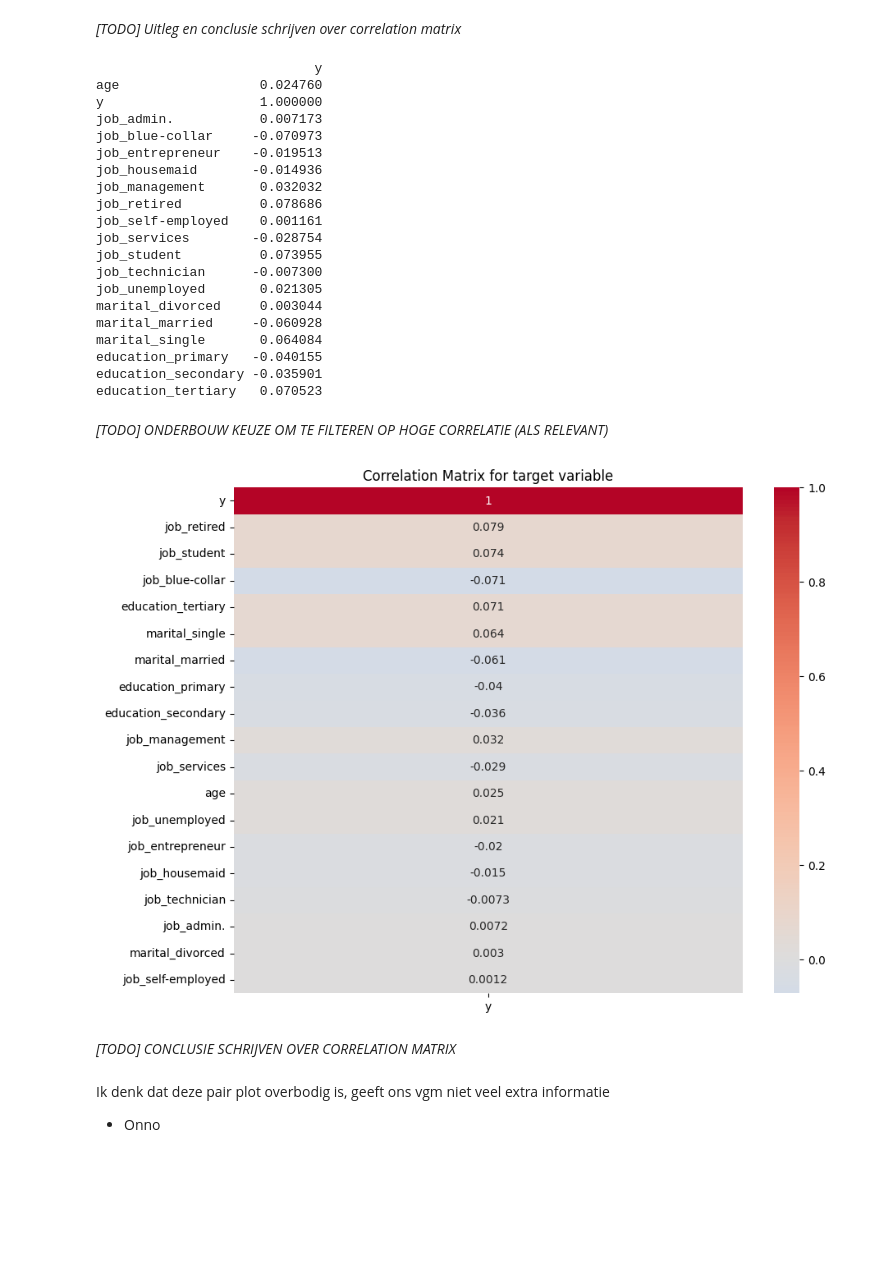
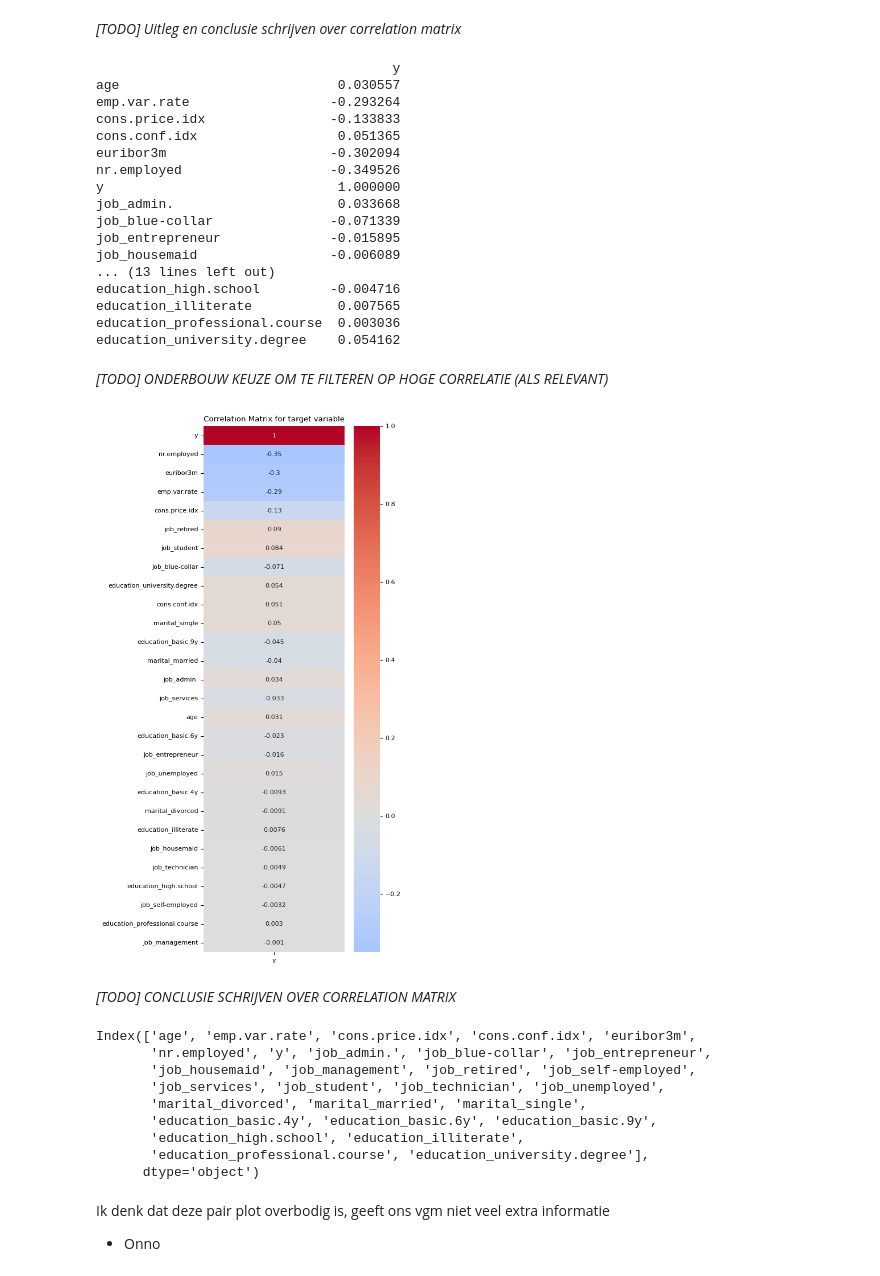
Before and after one commit to DSBE-Semester-A/DataMining, a Jupyter notebook: Assignment2/Assignment_2.ipynb, the cells around one changed output. Cells and saved outputs as stored; diff of their text form; code cells hidden in the pictures; blank space fills up the shorter version.

```diff
--- a/Assignment2/Assignment_2.ipynb
+++ b/Assignment2/Assignment_2.ipynb
@@ -56 +53,4 @@ df_demo = df_bank_full[demographic_variables]
+# %%
+demographic_variables = ['age', 'job', 'marital', 'education', 'emp.var.rate', 'cons.price.idx', 'cons.conf.idx', 'euribor3m', 'nr.employed', 'y']
+df_demo = df_bank_additional_full[demographic_variables]
 # %% [markdown]
@@ -272,48 +293,57 @@ y_corr = df_demo_encoded.corr()[['y']]
 
 print(y_corr)
 # %% [output]
-                            y
-age                  0.024760
-y                    1.000000
-job_admin.           0.007173
-job_blue-collar     -0.070973
-job_entrepreneur    -0.019513
-job_housemaid       -0.014936
-job_management       0.032032
-job_retired          0.078686
-job_self-employed    0.001161
-job_services        -0.028754
-job_student          0.073955
-job_technician      -0.007300
-job_unemployed       0.021305
-marital_divorced     0.003044
-marital_married     -0.060928
-marital_single       0.064084
-education_primary   -0.040155
-education_secondary -0.035901
-education_tertiary   0.070523
+                                      y
+age                            0.030557
+emp.var.rate                  -0.293264
+cons.price.idx                -0.133833
+cons.conf.idx                  0.051365
+euribor3m                     -0.302094
+nr.employed                   -0.349526
+y                              1.000000
+job_admin.                     0.033668
+job_blue-collar               -0.071339
+job_entrepreneur              -0.015895
+job_housemaid                 -0.006089
+... (13 lines left out)
+education_high.school         -0.004716
+education_illiterate           0.007565
+education_professional.course  0.003036
+education_university.degree    0.054162
 # %% [markdown]
 *[TODO] ONDERBOUW KEUZE OM TE FILTEREN OP HOGE CORRELATIE (ALS RELEVANT)*
 # %%
 # Filter the correlation matrix for y_no and y_yes where the absolute value of correlation is higher than 0.1
 #filtered_corr_matrix = y_corr[(y_corr['y_yes'].abs() > 0.1)]
 filtered_corr_matrix = y_corr
 
 #Sort the values by the absolute value of correlation for visualization purposes
 filtered_corr_matrix = filtered_corr_matrix.reindex(filtered_corr_matrix['y'].abs().sort_values(ascending=False).index)
 
 # Plot the heatmap for the filtered correlation matrix
-plt.figure(figsize=(10, 8))
+plt.figure(figsize=(4, 12))
 sns.heatmap(filtered_corr_matrix, annot=True, cmap='coolwarm', center=0)
 plt.title('Correlation Matrix for target variable')
 plt.show()
 # %% [output]
-[figure, old version]
+[figure, new version]
 # %% [markdown]
 *[TODO] CONCLUSIE SCHRIJVEN OVER CORRELATION MATRIX*
 # %%
 #---------------VERANDER LATER ALS RELEVANT ADHV CORRELATION MATRIX-----------
 key_features = df_demo_encoded.columns
+# %%
+key_features
+# %% [output]
+Index(['age', 'emp.var.rate', 'cons.price.idx', 'cons.conf.idx', 'euribor3m',
+       'nr.employed', 'y', 'job_admin.', 'job_blue-collar', 'job_entrepreneur',
+       'job_housemaid', 'job_management', 'job_retired', 'job_self-employed',
+       'job_services', 'job_student', 'job_technician', 'job_unemployed',
+       'marital_divorced', 'marital_married', 'marital_single',
+       'education_basic.4y', 'education_basic.6y', 'education_basic.9y',
+       'education_high.school', 'education_illiterate',
+       'education_professional.course', 'education_university.degree'],
+      dtype='object')
 # %%
 # Create pair plots
 # sns.pairplot(df_demo_encoded[key_features])
```
Also changed, not shown: parts of 33 cells of this notebook, 1 other file.
